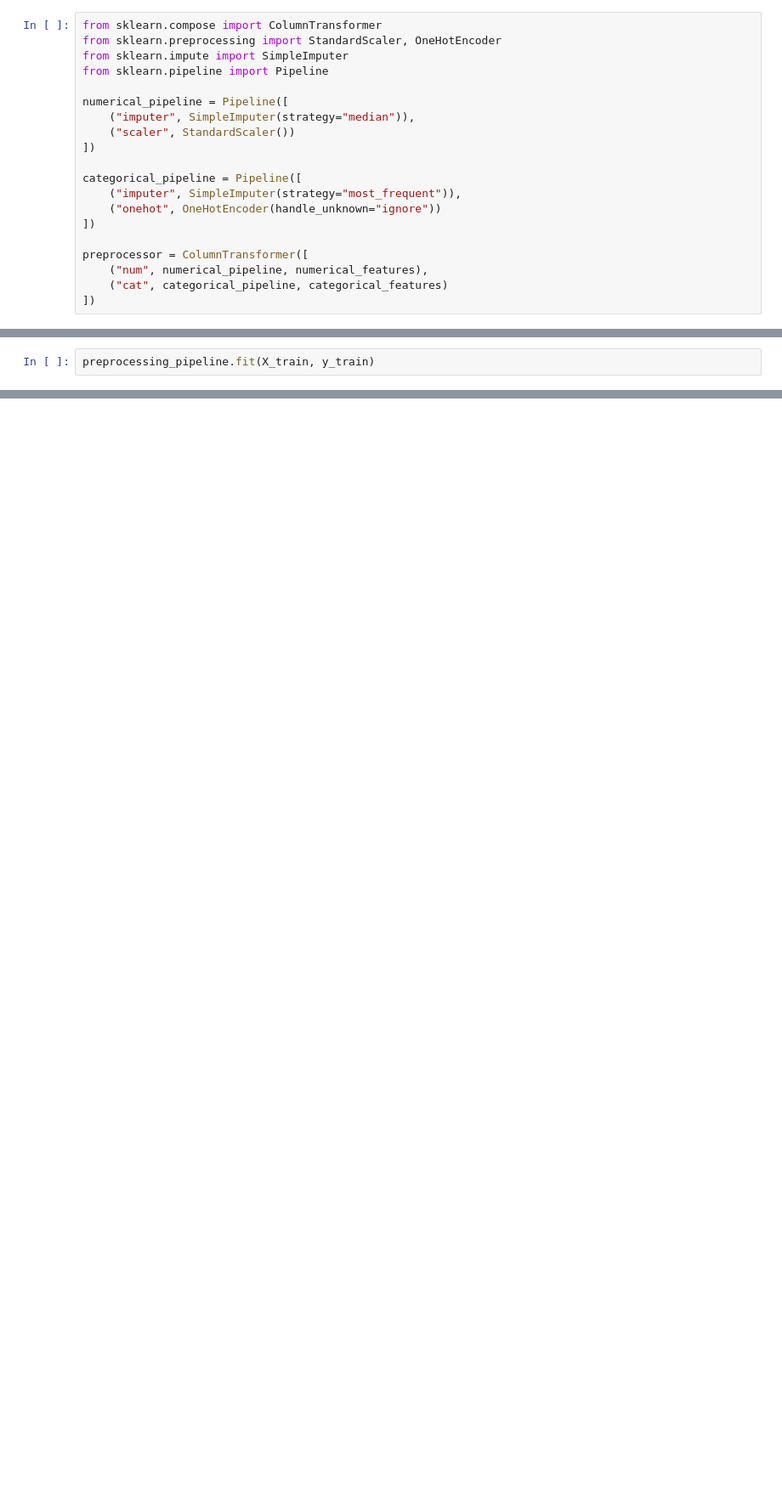
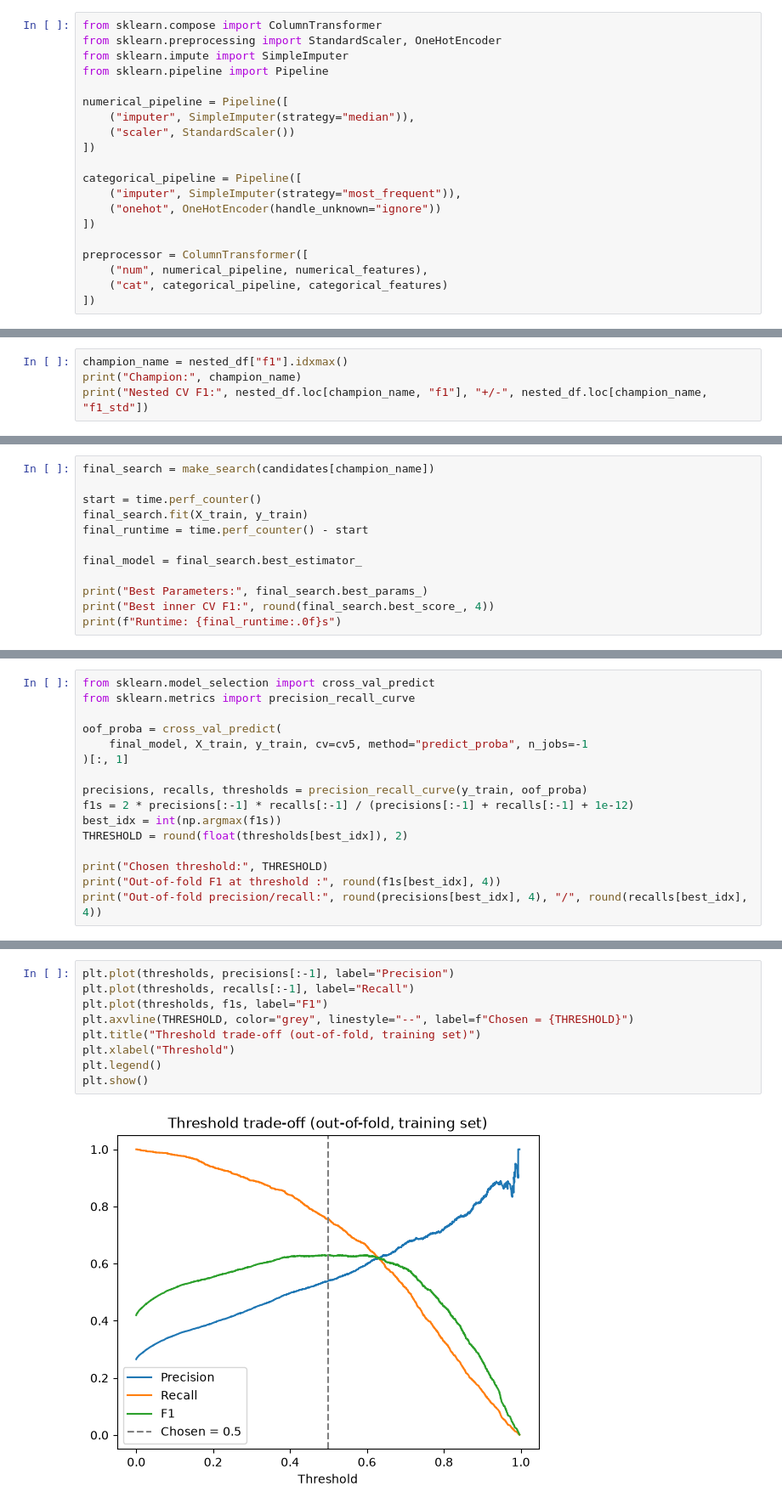
Before and after one commit to ManojLamani/Auto-Tuned-Churn-API, a Jupyter notebook: notebooks/01_dataset_preparation.ipynb, the cells around one changed output, grey strips where cells are left out. Shown at 85% size. Saved outputs shown, nothing was run; the diff lists cells and outputs as text; blank space fills up the shorter version.

```diff
--- a/notebooks/01_dataset_preparation.ipynb
+++ b/notebooks/01_dataset_preparation.ipynb
@@ -316,2 +395,0 @@ preprocessing_pipeline = Pipeline([
-# %%
-preprocessing_pipeline.fit(X_train, y_train)
@@ -775,0 +643,4 @@ F1 Score : 0.5831
+# %%
+champion_name = nested_df["f1"].idxmax()
+print("Champion:", champion_name)
+print("Nested CV F1:", nested_df.loc[champion_name, "f1"], "+/-", nested_df.loc[champion_name, "f1_std"])
@@ -775,0 +663,12 @@ F1 Score : 0.5831
+# %%
+final_search = make_search(candidates[champion_name])
+
+start = time.perf_counter()
+final_search.fit(X_train, y_train)
+final_runtime = time.perf_counter() - start
+
+final_model = final_search.best_estimator_
+
+print("Best Parameters:", final_search.best_params_)
+print("Best inner CV F1:", round(final_search.best_score_, 4))
+print(f"Runtime: {final_runtime:.0f}s")
@@ -775,0 +684,16 @@ F1 Score : 0.5831
+# %%
+from sklearn.model_selection import cross_val_predict
+from sklearn.metrics import precision_recall_curve
+
+oof_proba = cross_val_predict(
+    final_model, X_train, y_train, cv=cv5, method="predict_proba", n_jobs=-1
+)[:, 1]
+
+precisions, recalls, thresholds = precision_recall_curve(y_train, oof_proba)
+f1s = 2 * precisions[:-1] * recalls[:-1] / (precisions[:-1] + recalls[:-1] + 1e-12)
+best_idx = int(np.argmax(f1s))
+THRESHOLD = round(float(thresholds[best_idx]), 2)
+
+print("Chosen threshold:", THRESHOLD)
+print("Out-of-fold F1 at threshold :", round(f1s[best_idx], 4))
+print("Out-of-fold precision/recall:", round(precisions[best_idx], 4), "/", round(recalls[best_idx], 4))
@@ -775,0 +704,11 @@ F1 Score : 0.5831
+# %%
+plt.plot(thresholds, precisions[:-1], label="Precision")
+plt.plot(thresholds, recalls[:-1], label="Recall")
+plt.plot(thresholds, f1s, label="F1")
+plt.axvline(THRESHOLD, color="grey", linestyle="--", label=f"Chosen = {THRESHOLD}")
+plt.title("Threshold trade-off (out-of-fold, training set)")
+plt.xlabel("Threshold")
+plt.legend()
+plt.show()
+# %% [output]
+[figure, added]
```
Also changed, not shown: parts of 127 cells of this notebook, 3 other files.
